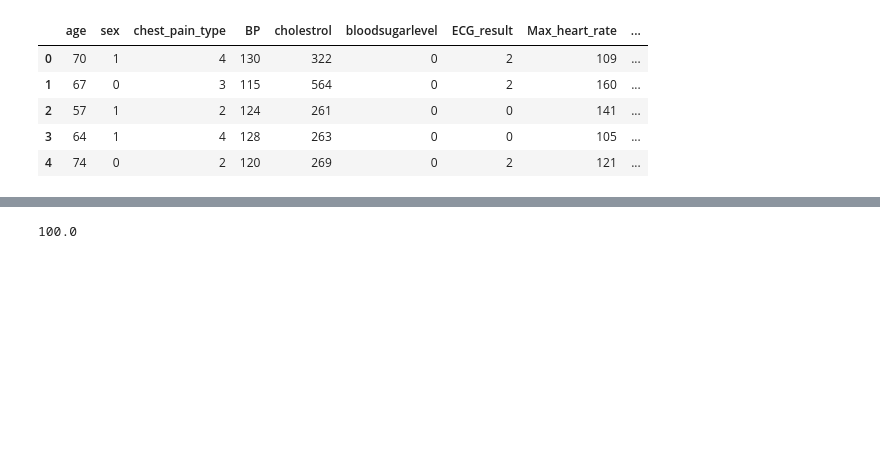
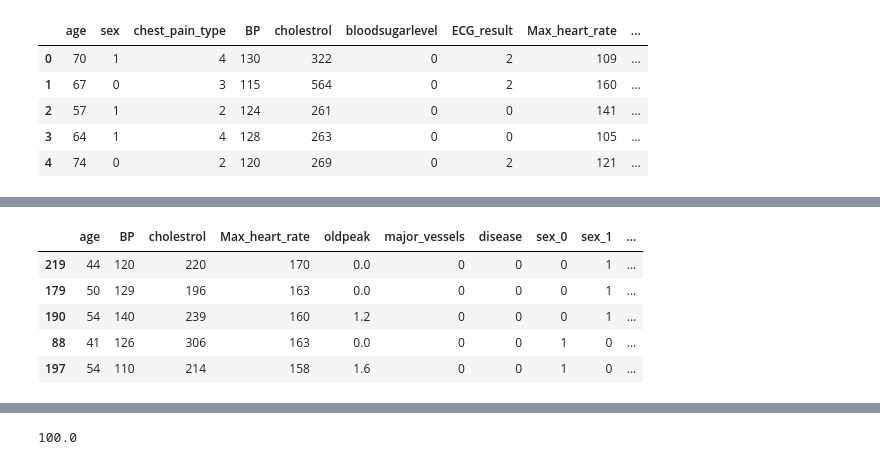
Before and after one commit to skiyer2/Coding, a Jupyter notebook: ML/Tree-Based Model/Heart disease prediction.ipynb, the cells around one changed output, grey strips where cells are left out. Saved outputs shown, nothing was run; the diff lists cells and outputs as text; code cells hidden in the pictures; blank space fills up the shorter version.

```diff
--- a/ML/Tree-Based Model/Heart disease prediction.ipynb
+++ b/ML/Tree-Based Model/Heart disease prediction.ipynb
@@ -10,7 +27,10 @@ import numpy as np
 import pandas as pd
 import matplotlib.pyplot as plt
 
-from sklearn.tree import DecisionTreeClassifier
+from sklearn.tree import DecisionTreeClassifier, plot_tree
+from sklearn.model_selection import train_test_split, GridSearchCV, StratifiedKFold
+
+pd.set_option('display.max_columns', None)
 # %%
 # Load data
 heart_disease = pd.read_excel('C:/Users/Karthik.Iyer/Downloads/AccelerateAI/Tree-Based-Models-main/04_heart_disease.xlsx', sheet_name='data')
@@ -25,2 +54,15 @@ heart_disease.head()
+# %%
+# Create dummies
+cat_cols = ['sex','chest_pain_type','bloodsugarlevel','ECG_result','Angina','slopepeak','thal']
+heart_disease_onehot = pd.get_dummies(heart_disease, columns=cat_cols)
+
+heart_disease_onehot.sample(5)
+# %% [output]
+|  | age | BP | cholestrol | Max_heart_rate | oldpeak | major_vessels | disease | sex_0 | sex_1 | ... |
+| 219 | 44 | 120 | 220 | 170 | 0.0 | 0 | 0 | 0 | 1 | ... |
+| 179 | 50 | 129 | 196 | 163 | 0.0 | 0 | 0 | 0 | 1 | ... |
+| 190 | 54 | 140 | 239 | 160 | 1.2 | 0 | 0 | 0 | 1 | ... |
+| 88 | 41 | 126 | 306 | 163 | 0.0 | 0 | 0 | 1 | 0 | ... |
+| 197 | 54 | 110 | 214 | 158 | 1.6 | 0 | 0 | 1 | 0 | ... |
 # %%
 # Fit the model
```
Also changed, not shown: parts of 10 cells of this notebook.
